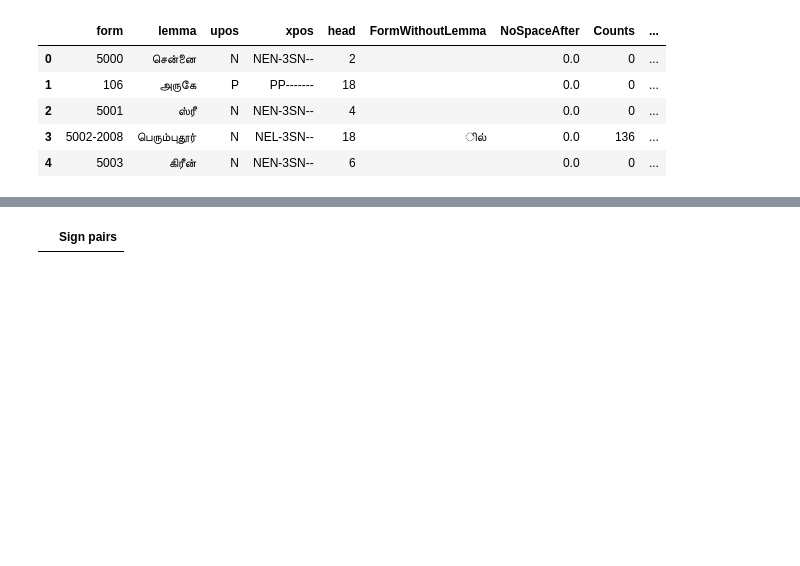
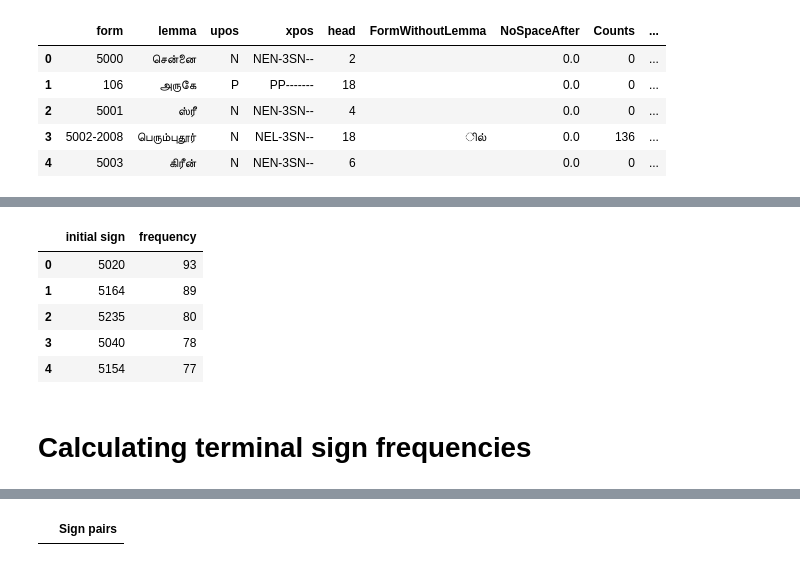
Before and after one commit to Kee2u/Deciphering_the_Indus_Valley_Script, a Jupyter notebook: Multivariate_Segmentation.ipynb, the cells around one changed output, grey strips where cells are left out. Saved outputs shown, nothing was run; the diff lists cells and outputs as text; code cells hidden in the pictures; blank space fills up the shorter version.

```diff
--- a/Multivariate_Segmentation.ipynb
+++ b/Multivariate_Segmentation.ipynb
@@ -57,0 +61,17 @@ numbers = ['0','1','2','3','4','5','6','7','8','9']
+# %%
+# Finding initial signs
+inital_sign_df = pd.DataFrame(columns = ['initial sign'])
+
+for i in range(len(logosyllabic_sentence_df)):
+    Sentence = logosyllabic_sentence_df.iloc[i]
+
+    #Creating a dataframe with inital signs for each sentence
+    Sign = Sentence.str.extractall(r'(?:([^-\d])|(^))(\d+)')
+    Sign_df = pd.DataFrame(Sign)
+    Sign_df.reset_index(drop=True, inplace=True)
+    Sign_df.drop(columns=[0,1], inplace=True)
+    Sign_df.rename(columns={2:'initial sign'}, inplace=True)
+
+    # Adding it to inital sign dataframe
+    inital_sign_df = inital_sign_df.append(Sign_df)
+    inital_sign_df.reset_index(drop=True, inplace=True)
@@ -57,0 +87,15 @@ numbers = ['0','1','2','3','4','5','6','7','8','9']
+# %%
+# Calculating frequency of initial signs
+inital_sign_freq_df = pd.DataFrame(inital_sign_df["initial sign"].value_counts())
+inital_sign_freq_df.reset_index(inplace=True)
+inital_sign_freq_df.rename(columns={'index': 'initial sign', 'initial sign': 'frequency'}, inplace=True)
+inital_sign_freq_df.head()
+# %% [output]
+|  | initial sign | frequency |
+| 0 | 5020 | 93 |
+| 1 | 5164 | 89 |
+| 2 | 5235 | 80 |
+| 3 | 5040 | 78 |
+| 4 | 5154 | 77 |
+# %% [markdown]
+# Calculating terminal sign frequencies
```
Also changed, not shown: parts of 14 cells of this notebook.
